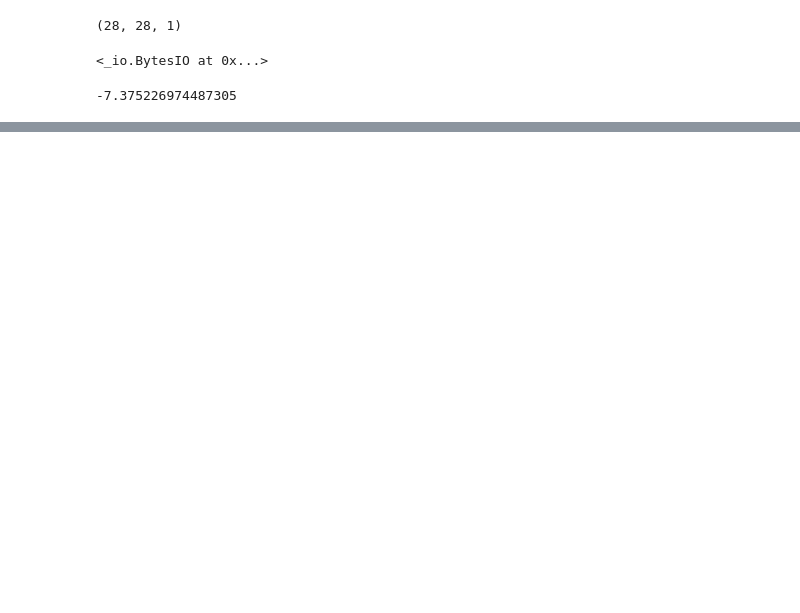
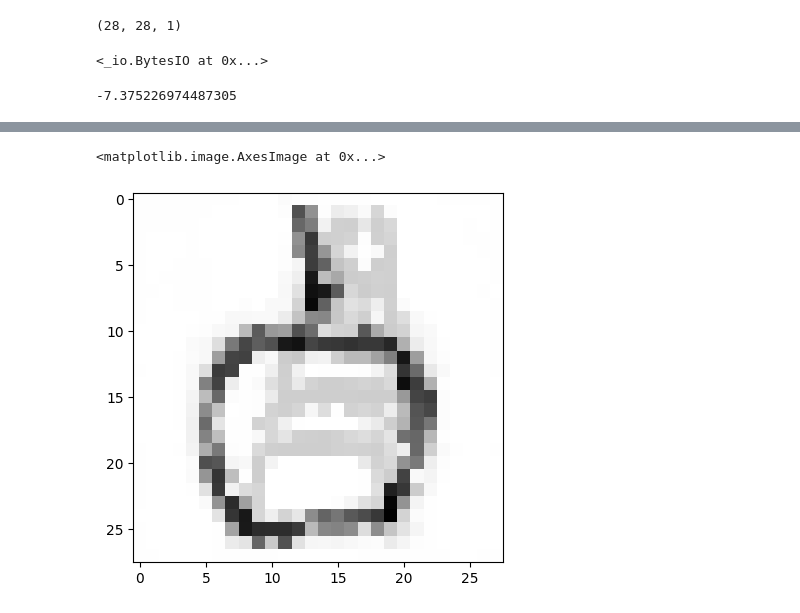
Before and after one commit to janmfriedli/PICA-2, a Jupyter notebook: PICA-2/Predict_Model.ipynb, the cells around one changed output, grey strips where cells are left out. Drawn from its saved outputs; the diff is of its cells as text; code cells hidden in the pictures; blank space fills up the shorter version.

```diff
--- a/PICA-2/Predict_Model.ipynb
+++ b/PICA-2/Predict_Model.ipynb
@@ -300,0 +318,6 @@ super_function(alpha, beta, color=color)
+# %%
+test_image
+plt.imshow(test_image, cmap='gray_r')
+# %% [output]
+<matplotlib.image.AxesImage at 0x...>
+[figure, added]
```
Also changed, not shown: parts of 11 cells of this notebook.
